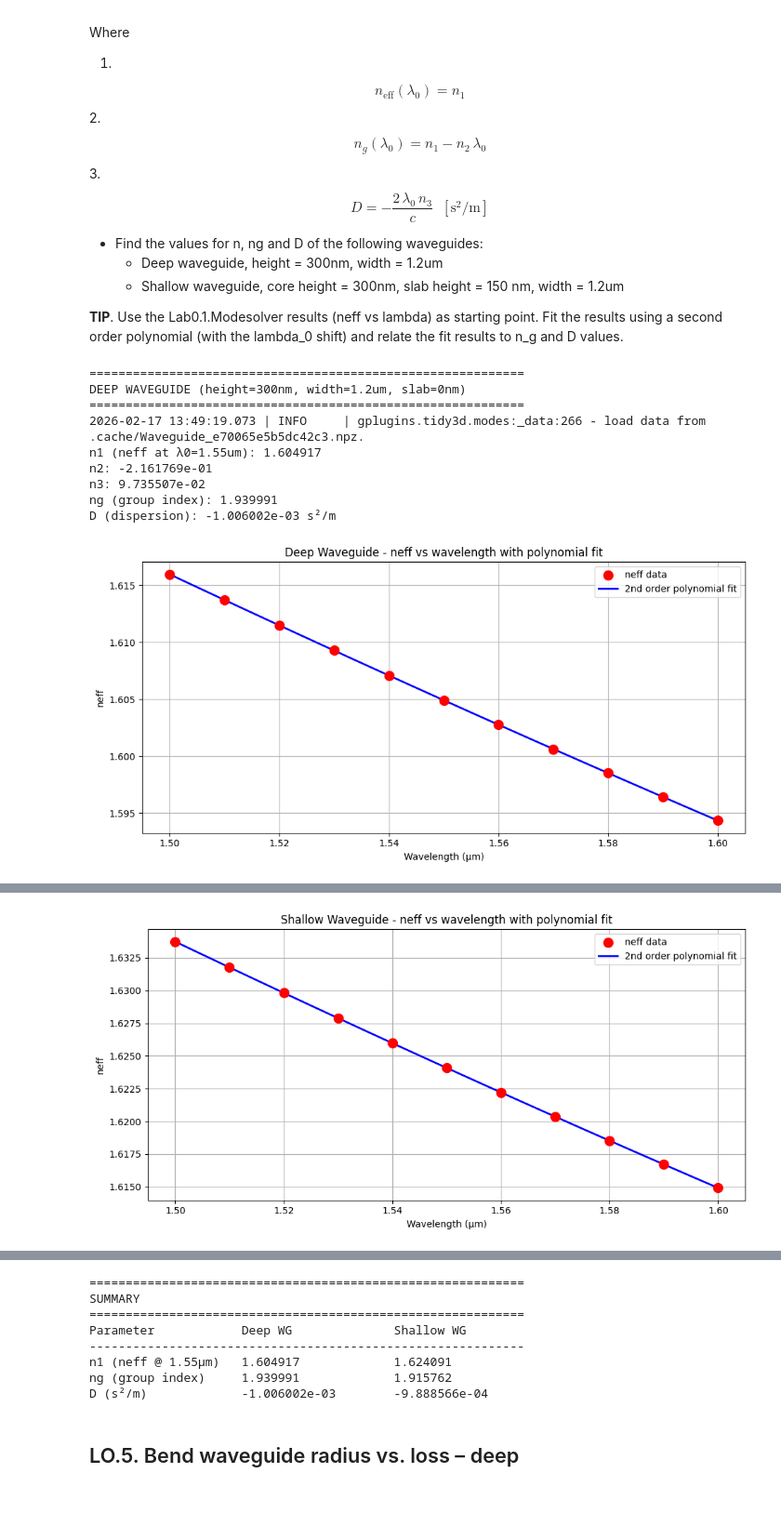
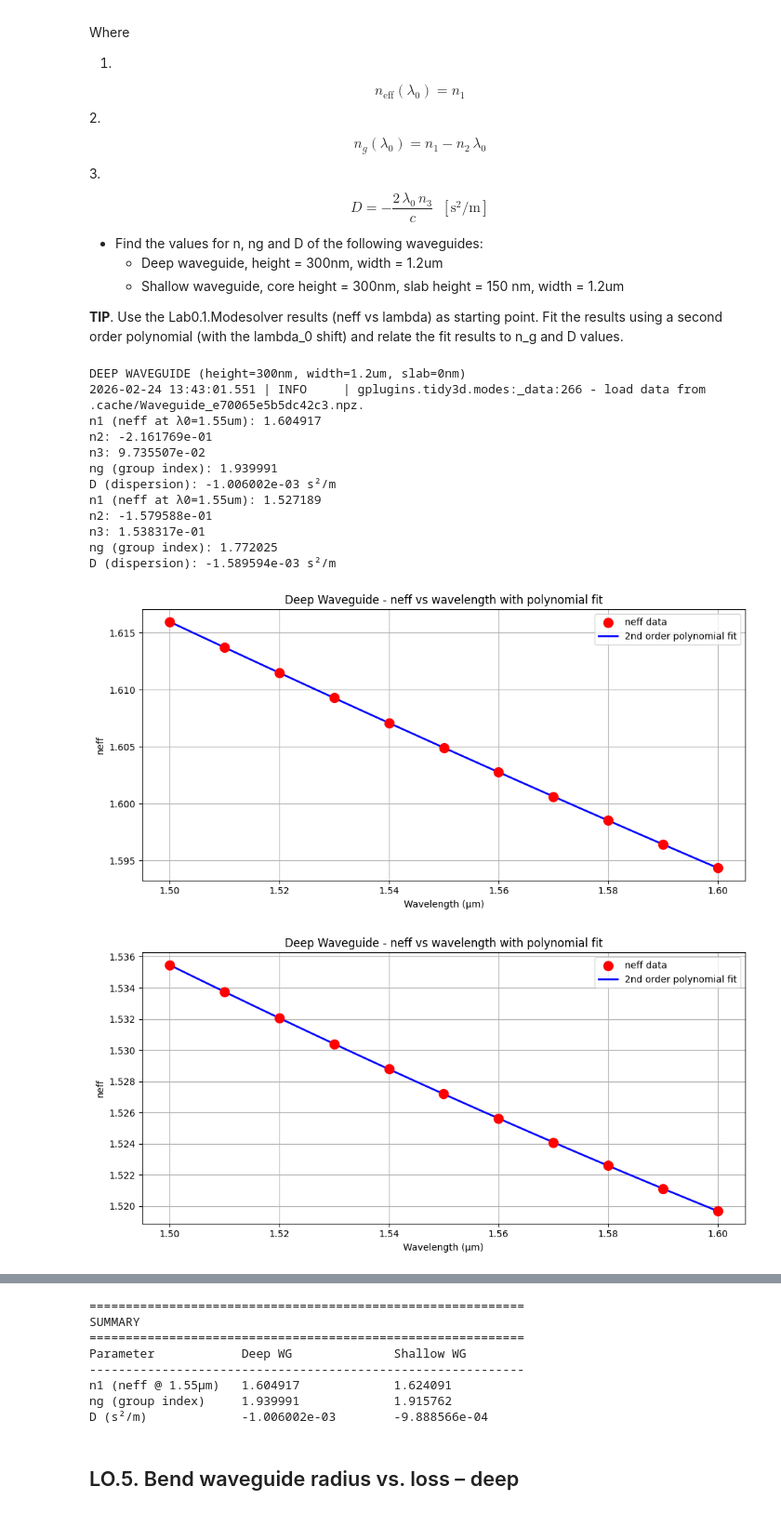
Before and after one commit to Valmaseda10/cifoin-lab1, a Jupyter notebook: WAVEGUIDES_Student.ipynb, the cells around one changed output, grey strips where cells are left out. Shown at 93% size. Cells and saved outputs as stored; diff of their text form; code cells hidden in the pictures.

```diff
--- a/WAVEGUIDES_Student.ipynb
+++ b/WAVEGUIDES_Student.ipynb
@@ -377,12 +379,12 @@ $$
 # STUDENT! Put your code here.
 
 # Reference wavelength (nm)
-lambda_0 = 1.55  # micros
+lambda_0 = 1.55  # micras
 
 # 1. DEEP WAVEGUIDE (slab_thickness = 0.0)
-print("="*60)
+#print("="*60)
 print("DEEP WAVEGUIDE (height=300nm, width=1.2um, slab=0nm)")
-print("="*60)
+#print("="*60)
 
 # Create waveguide with wavelength sweep
 wavelength_deep = np.linspace(1.5, 1.6, 11)
@@ -402,24 +404,38 @@ deep_wg = gt.modes.Waveguide(
 
 # Get neff for fundamental mode (mode 0)
 neff_deep = deep_wg.n_eff[:, 0].real
+neff_deep_tm = deep_wg.n_eff[:,1].real #
 
 # Fit polynomial: n_eff(λ) = n1 + n2*(λ - λ0) + n3*(λ - λ0)^2
 delta_lambda_deep = wavelength_deep - lambda_0
 coeffs_deep = np.polyfit(delta_lambda_deep, neff_deep, 2)
+coeffs_deep_tm = np.polyfit(delta_lambda_deep, neff_deep_tm, 2)#
 n3_deep, n2_deep, n1_deep = coeffs_deep
+n3_deep_tm, n2_deep_tm, n1_deep_tm = coeffs_deep_tm #
 
 # Calculate ng (group index) and D (dispersion)
 ng_deep = n1_deep - n2_deep * lambda_0
+ng_deep_tm = n1_deep_tm - n2_deep_tm * lambda_0
 c = 3e8 * 1e-6  # Speed of light in um/s
 D_deep = -2 * lambda_0 * n3_deep / c
+D_deep_tm = -2 * lambda_0 * n3_deep_tm / c
 
+#Para modo TE
 print(f"n1 (neff at λ0={lambda_0}um): {n1_deep:.6f}")
 print(f"n2: {n2_deep:.6e}")
 print(f"n3: {n3_deep:.6e}")
 print(f"ng (group index): {ng_deep:.6f}")
 print(f"D (dispersion): {D_deep:.6e} s²/m")
 
-# Plot the fit
+
+#Para modo TM
+print(f"n1 (neff at λ0={lambda_0}um): {n1_deep_tm:.6f}")
+print(f"n2: {n2_deep_tm:.6e}")
+print(f"n3: {n3_deep_tm:.6e}")
+print(f"ng (group index): {ng_deep_tm:.6f}")
+print(f"D (dispersion): {D_deep_tm:.6e} s²/m")
+
+# Plot the fit modo TE
 plt.figure(figsize=(10, 5))
 plt.scatter(wavelength_deep, neff_deep, color='red', s=100, label='neff data', zorder=5)
 lambda_fit = np.linspace(wavelength_deep.min(), wavelength_deep.max(), 100)
@@ -433,6 +449,22 @@ plt.grid()
 plt.legend()
 plt.tight_layout()
 plt.show()
+
+# Plot the fit modo TM
+plt.figure(figsize=(10, 5))
+plt.scatter(wavelength_deep, neff_deep_tm, color='red', s=100, label='neff data', zorder=5)
+lambda_fit = np.linspace(wavelength_deep.min(), wavelength_deep.max(), 100)
+delta_lambda_fit = lambda_fit - lambda_0
+neff_fit = np.polyval(coeffs_deep_tm, delta_lambda_fit)
+plt.plot(lambda_fit, neff_fit, 'b-', linewidth=2, label='2nd order polynomial fit')
+plt.xlabel('Wavelength (μm)')
+plt.ylabel('neff')
+plt.title('Deep Waveguide - neff vs wavelength with polynomial fit')
+plt.grid()
+plt.legend()
+plt.tight_layout()
+plt.show()
+
 
 # 2. SHALLOW WAVEGUIDE (slab_thickness = 150nm)
 print("\n" + "="*60)
@@ -476,36 +508,40 @@ print(f"D (dispersion): {D_shallow:.6e} s²/m")
 plt.figure(figsize=(10, 5))
 plt.scatter(wavelength_shallow, neff_shallow, color='red', s=100, label='neff data', zorder=5)
 delta_lambda_fit = lambda_fit - lambda_0
 neff_fit = np.polyval(coeffs_shallow, delta_lambda_fit)
 plt.plot(lambda_fit, neff_fit, 'b-', linewidth=2, label='2nd order polynomial fit')
 plt.xlabel('Wavelength (μm)')
 plt.ylabel('neff')
 plt.title('Shallow Waveguide - neff vs wavelength with polynomial fit')
 plt.grid()
 plt.legend()
 plt.tight_layout()
 plt.show()
 
 # Summary table
 print("\n" + "="*60)
 print("SUMMARY")
 print("="*60)
 print(f"{'Parameter':<20} {'Deep WG':<20} {'Shallow WG':<20}")
 print("-"*60)
 print(f"{'n1 (neff @ 1.55μm)':<20} {n1_deep:<20.6f} {n1_shallow:<20.6f}")
 print(f"{'ng (group index)':<20} {ng_deep:<20.6f} {ng_shallow:<20.6f}")
 print(f"{'D (s²/m)':<20} {D_deep:<20.6e} {D_shallow:<20.6e}")
 # %% [output]
-============================================================
 DEEP WAVEGUIDE (height=300nm, width=1.2um, slab=0nm)
-============================================================
-2026-02-17 13:49:19.073 | INFO     | gplugins.tidy3d.modes:_data:266 - load data from .cache/Waveguide_e70065e5b5dc42c3.npz.
+2026-02-24 13:43:01.551 | INFO     | gplugins.tidy3d.modes:_data:266 - load data from .cache/Waveguide_e70065e5b5dc42c3.npz.
 n1 (neff at λ0=1.55um): 1.604917
 n2: -2.161769e-01
 n3: 9.735507e-02
 ng (group index): 1.939991
 D (dispersion): -1.006002e-03 s²/m
+n1 (neff at λ0=1.55um): 1.527189
+n2: -1.579588e-01
+n3: 1.538317e-01
+ng (group index): 1.772025
+D (dispersion): -1.589594e-03 s²/m
 [figure]
+[figure, new version]
 ============================================================
 SHALLOW WAVEGUIDE (height=300nm, width=1.2um, slab=150nm)
 ============================================================
@@ -515,4 +551,3 @@ n2: -1.881749e-01
 n3: 9.569580e-02
 ng (group index): 1.915762
 D (dispersion): -9.888566e-04 s²/m
-[figure, old version]
```
Also changed, not shown: parts of 9 cells of this notebook.
